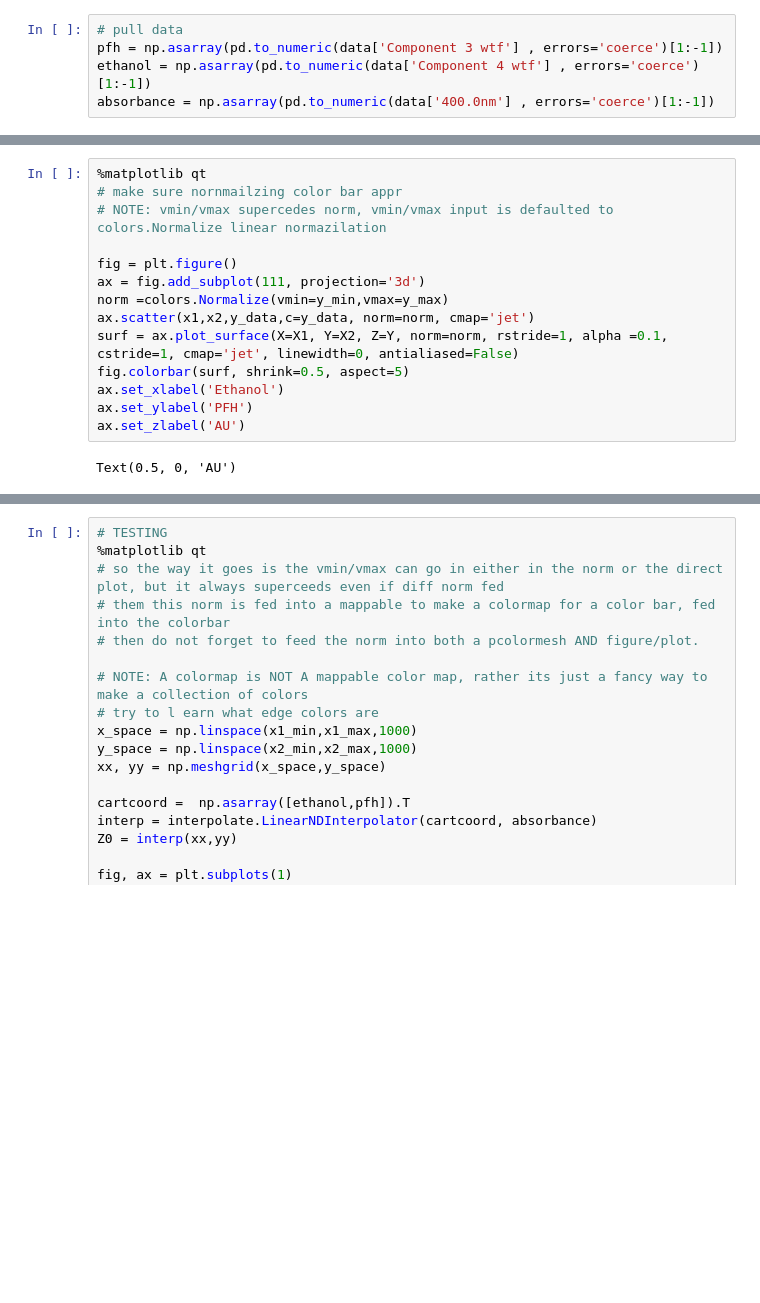
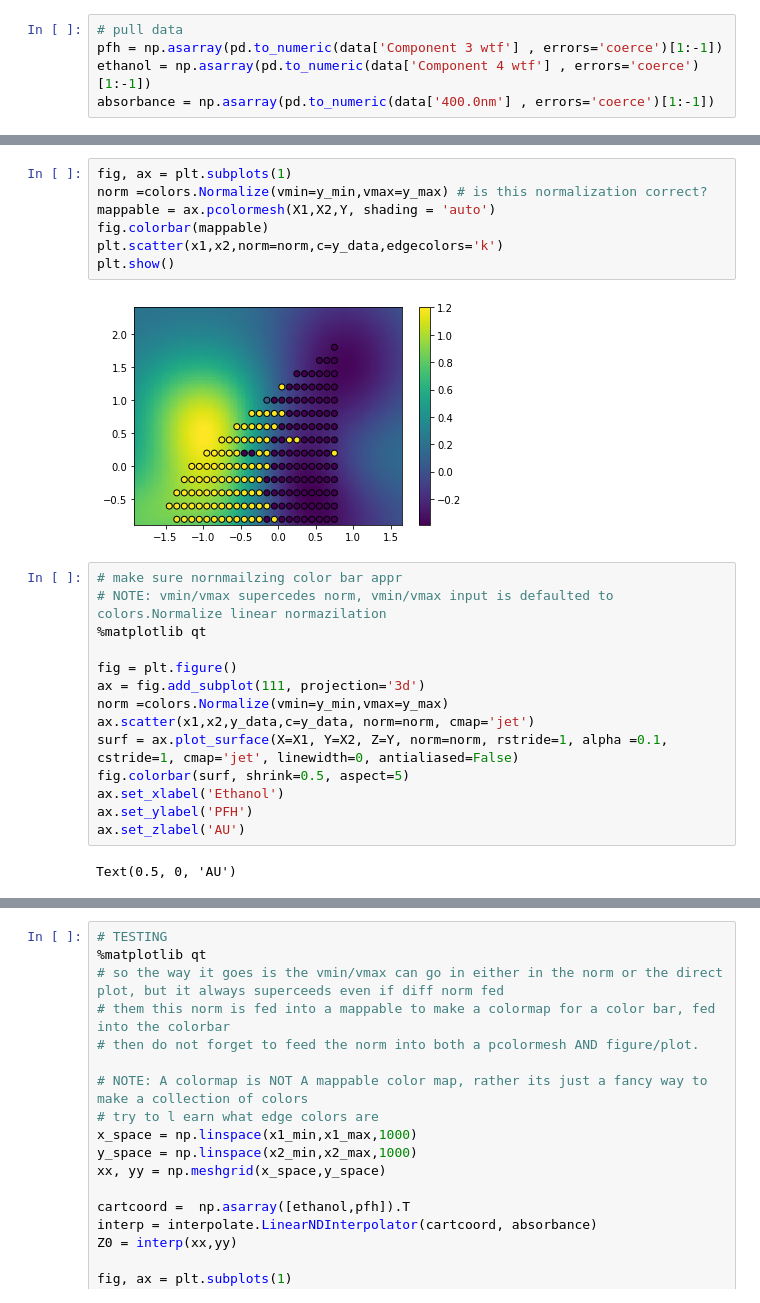
Before and after one commit to pozzo-research-group/OT2Protocols, a Jupyter notebook: ot2protocol/Ouzo_OT2_Sampling/GP 4.ipynb, the cells around one changed output, grey strips where cells are left out. Drawn from its saved outputs; the diff is of its cells as text; blank space fills up the shorter version.

```diff
--- a/ot2protocol/Ouzo_OT2_Sampling/GP 4.ipynb
+++ b/ot2protocol/Ouzo_OT2_Sampling/GP 4.ipynb
@@ -69,7 +151,16 @@ plt.scatter(x1,x2,norm=norm,c=y_data,edgecolors='k')
+# %%
+fig, ax = plt.subplots(1)
+norm =colors.Normalize(vmin=y_min,vmax=y_max) # is this normalization correct?
+mappable = ax.pcolormesh(X1,X2,Y, shading = 'auto')
+fig.colorbar(mappable)
+plt.scatter(x1,x2,norm=norm,c=y_data,edgecolors='k')
+plt.show()
+# %% [output]
+[figure, added]
 # %%
-%matplotlib qt
 # make sure nornmailzing color bar appr
 # NOTE: vmin/vmax supercedes norm, vmin/vmax input is defaulted to colors.Normalize linear normazilation
+%matplotlib qt
 
 fig = plt.figure()
 ax = fig.add_subplot(111, projection='3d')
```
Also changed, not shown: parts of 15 cells of this notebook, 9 other files.
